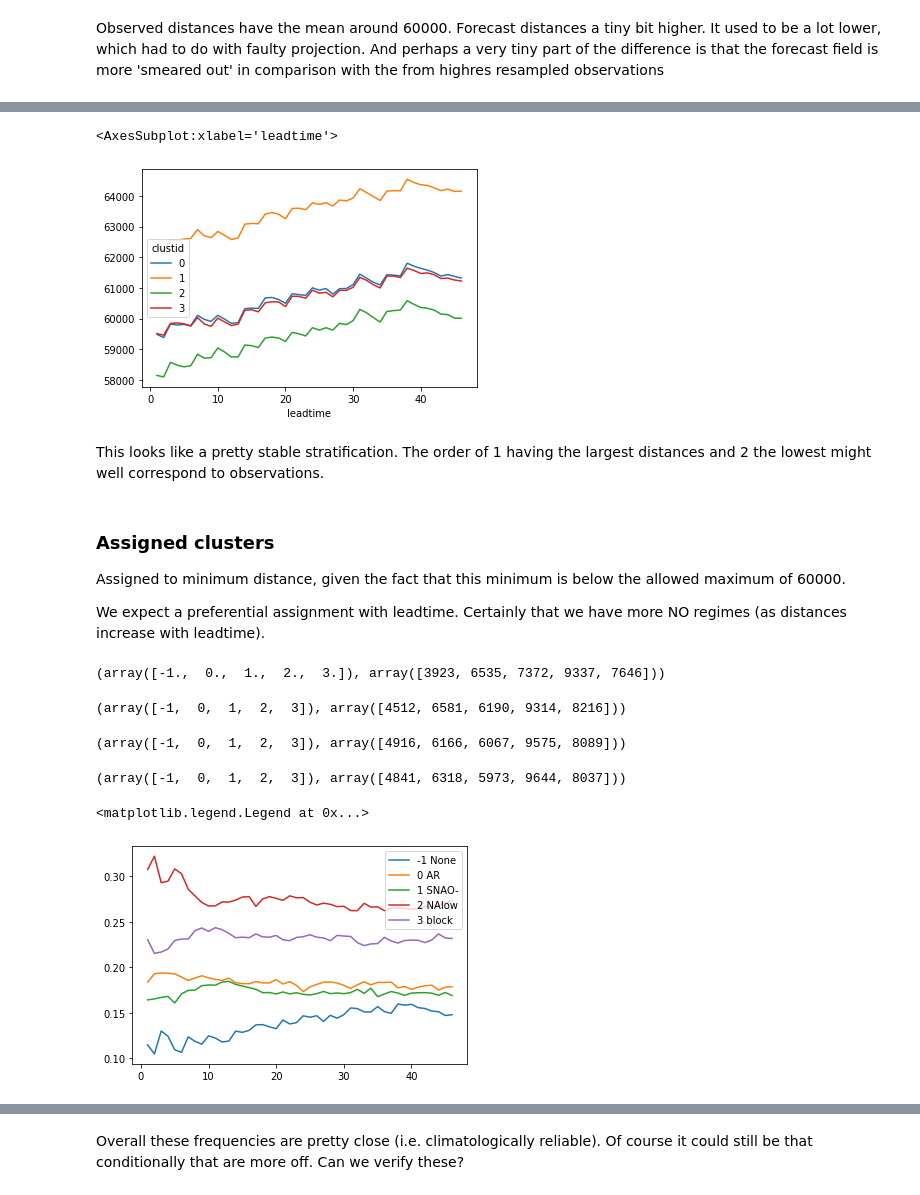
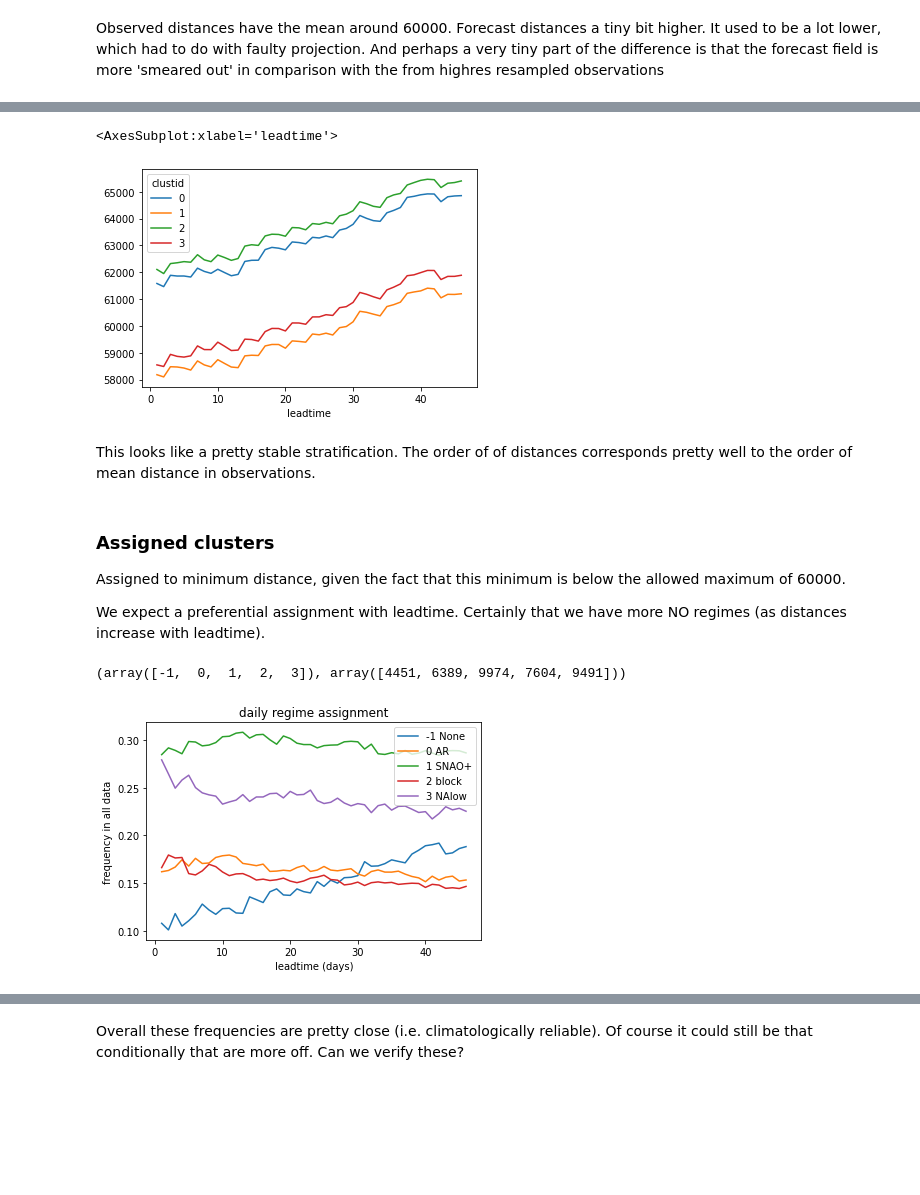
Before and after one commit to chiemvs/SubSeas, a Jupyter notebook: CheckRegimes.ipynb, the cells around one changed output, grey strips where cells are left out. Drawn from its saved outputs; the diff is of its cells as text; code cells hidden in the pictures; blank space fills up the shorter version.

```diff
--- a/CheckRegimes.ipynb
+++ b/CheckRegimes.ipynb
@@ -9,6 +9,6 @@ from sklearn.metrics import brier_score_loss
 # %%
-distances = '/nobackup_1/users/straaten/match/test_distances2.hdf'
-ids = '/nobackup_1/users/straaten/match/test_ids2.hdf'
+distances = '/nobackup_1/users/straaten/match/paper3-4-regimes_z-anom_JJA_45r1_1D-frequency_distances.h5'
+ids = '/nobackup_1/users/straaten/match/paper3-4-regimes_z-anom_JJA_45r1_1D-frequency_ids.h5'
 distances = pd.read_hdf(distances)
 ids = pd.read_hdf(ids)
 # %%
@@ -56,9 +56,9 @@ dist_fleadtime['ensmean'] = dist_fleadtime['forecast'].mean(axis = 1)
 dist_fleadtime['ensmean'].groupby(['clustid','leadtime']).mean().unstack('clustid').plot()
 # %% [output]
 <AxesSubplot:xlabel='leadtime'>
-[figure, old version]
+[figure, new version]
 # %% [markdown]
-This looks like a pretty stable stratification. The order of 1 having the largest distances and 2 the lowest might well correspond to observations.
+This looks like a pretty stable stratification. The order of of distances corresponds pretty well to the order of mean distance in observations.
 # %% [markdown]
 ### Assigned clusters
 Assigned to minimum distance, given the fact that this minimum is below the allowed maximum of 60000.
@@ -67,30 +67,21 @@ We expect a preferential assignment with leadtime. Certainly that we have more N
 # %%
 np.unique(ids['observation'], return_counts = True)
 # %% [output]
-(array([-1.,  0.,  1.,  2.,  3.]), array([3923, 6535, 7372, 9337, 7646]))
+(array([-1,  0,  1,  2,  3]), array([4451, 6389, 9974, 7604, 9491]))
-# %%
-np.unique(ids[('forecast',0)], return_counts = True) # The control is sligthly different. More preference for 3 = blocks?
-# %% [output]
-(array([-1,  0,  1,  2,  3]), array([4512, 6581, 6190, 9314, 8216]))
-# %%
-np.unique(ids[('forecast',1)], return_counts = True)
-# %% [output]
-(array([-1,  0,  1,  2,  3]), array([4916, 6166, 6067, 9575, 8089]))
-# %%
-np.unique(ids[('forecast',4)], return_counts = True)
-# %% [output]
-(array([-1,  0,  1,  2,  3]), array([4841, 6318, 5973, 9644, 8037]))
 # %%
 forecast_freqs = ids.groupby('leadtime').apply(lambda df: pd.Series(np.unique(df['forecast'], return_counts = True)[-1] / df['forecast'].size, index = pd.Index(range(-1,4), name = 'clustid')))
 obs_freqs = pd.Series(np.unique(ids['observation'], return_counts = True)[-1] / len(ids), index = pd.Index(range(-1,4), name = 'clustid'))
 # %%
 fig, ax = plt.subplots()
 for clustid in obs_freqs.index:
     ax.plot(forecast_freqs.index, forecast_freqs.loc[:,clustid], label = f'{clustid} {code_table.loc[clustid]}')
 ax.legend()
+ax.set_ylabel('frequency in all data')
+ax.set_xlabel('leadtime (days)')
+ax.set_title('daily regime assignment')
+plt.show()
 # %% [output]
-<matplotlib.legend.Legend at 0x...>
-[figure, old version]
+[figure, new version]
 # %%
 # Better look at the trends
 fig, axes = plt.subplots(nrows = 2, ncols=3, squeeze = False, sharex = True, figsize = (10,4))
```
Also changed, not shown: parts of 27 cells of this notebook, 6 other files.
